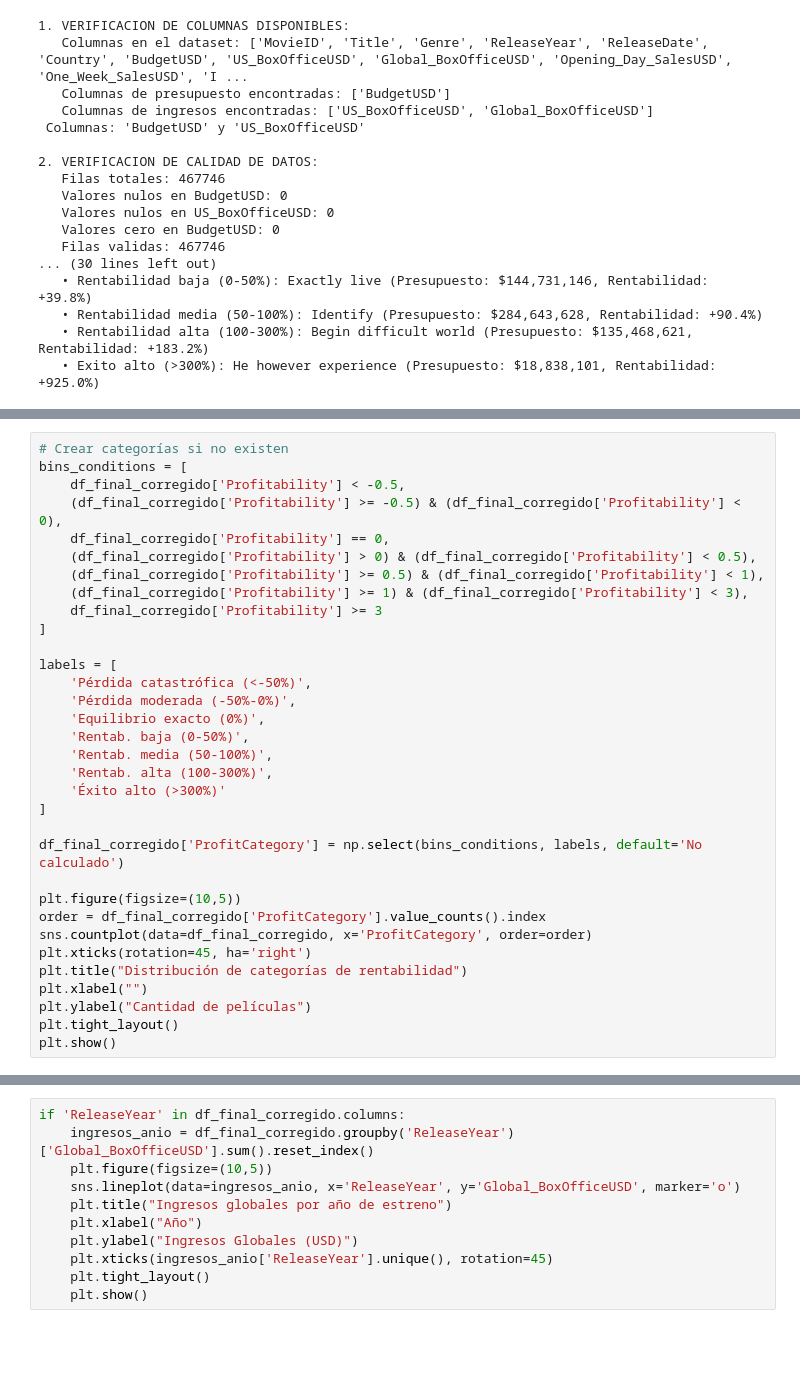
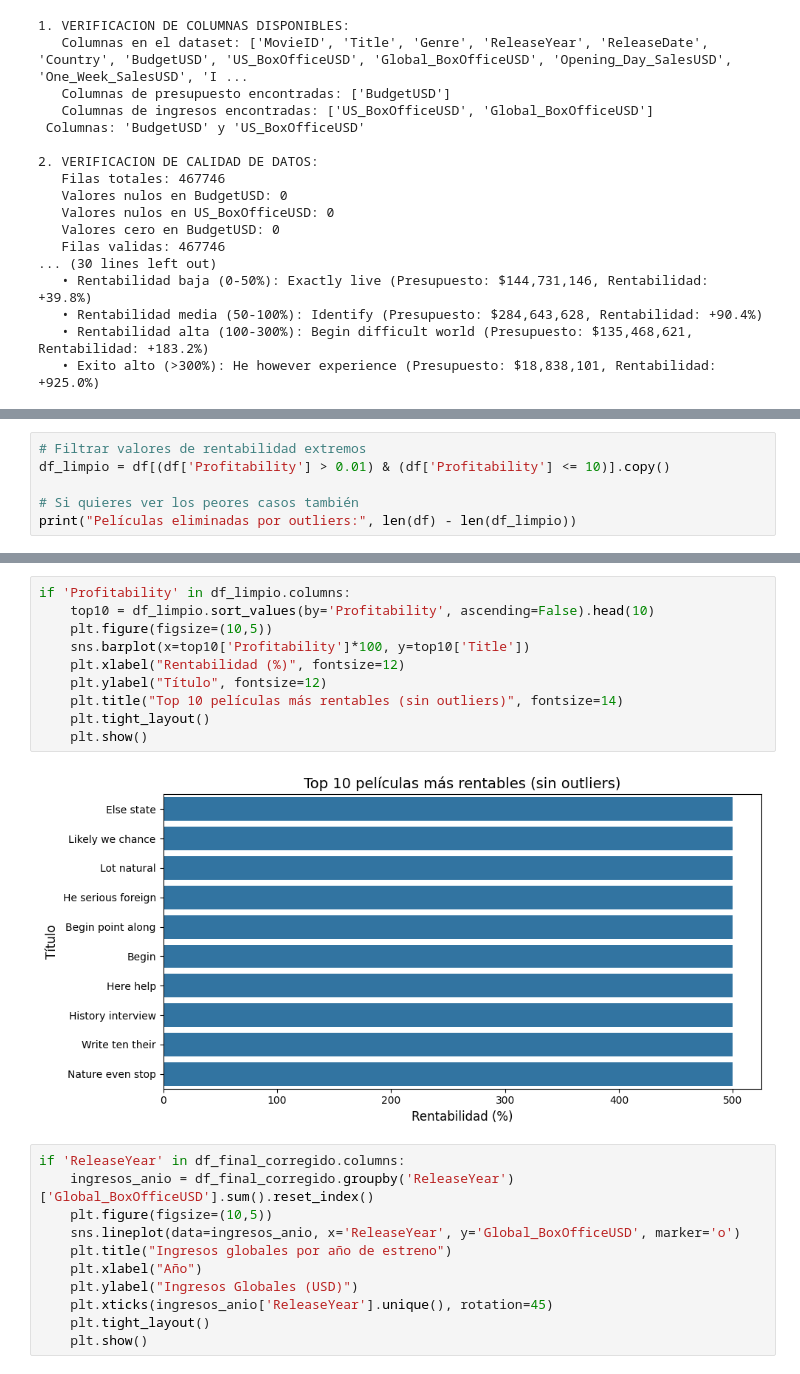
Before and after one commit to JuanCaTorres221/LaboratorioIA2, a Jupyter notebook: EDA/EDA.ipynb, the cells around one changed output, grey strips where cells are left out. Cells and saved outputs as stored; diff of their text form; blank space fills up the shorter version.

```diff
--- a/EDA/EDA.ipynb
+++ b/EDA/EDA.ipynb
@@ -533,34 +545,7 @@ if 'BudgetUSD' in df_final_corregido.columns and 'Global_BoxOfficeUSD' in df_fin
 # %%
-# Crear categorías si no existen
-bins_conditions = [
-    df_final_corregido['Profitability'] < -0.5,
-    (df_final_corregido['Profitability'] >= -0.5) & (df_final_corregido['Profitability'] < 0),
-    df_final_corregido['Profitability'] == 0,
-    (df_final_corregido['Profitability'] > 0) & (df_final_corregido['Profitability'] < 0.5),
-    (df_final_corregido['Profitability'] >= 0.5) & (df_final_corregido['Profitability'] < 1),
-    (df_final_corregido['Profitability'] >= 1) & (df_final_corregido['Profitability'] < 3),
-    df_final_corregido['Profitability'] >= 3
-]
+# Filtrar valores de rentabilidad extremos
+df_limpio = df[(df['Profitability'] > 0.01) & (df['Profitability'] <= 10)].copy()
 
-labels = [
-    'Pérdida catastrófica (<-50%)',
-    'Pérdida moderada (-50%-0%)',
-    'Equilibrio exacto (0%)',
-    'Rentab. baja (0-50%)',
-    'Rentab. media (50-100%)',
-    'Rentab. alta (100-300%)',
-    'Éxito alto (>300%)'
-]
-
-df_final_corregido['ProfitCategory'] = np.select(bins_conditions, labels, default='No calculado')
-
-plt.figure(figsize=(10,5))
-order = df_final_corregido['ProfitCategory'].value_counts().index
-sns.countplot(data=df_final_corregido, x='ProfitCategory', order=order)
-plt.xticks(rotation=45, ha='right')
-plt.title("Distribución de categorías de rentabilidad")
-plt.xlabel("")
-plt.ylabel("Cantidad de películas")
-plt.tight_layout()
-plt.show()
+# Si quieres ver los peores casos también
+print("Películas eliminadas por outliers:", len(df) - len(df_limpio))
 # %% [output]
@@ -579,3 +553,15 @@ if 'Genre' in df_final_corregido.columns:
+# %%
+if 'Profitability' in df_limpio.columns:
+    top10 = df_limpio.sort_values(by='Profitability', ascending=False).head(10)
+    plt.figure(figsize=(10,5))
+    sns.barplot(x=top10['Profitability']*100, y=top10['Title'])
+    plt.xlabel("Rentabilidad (%)", fontsize=12)
+    plt.ylabel("Título", fontsize=12)
+    plt.title("Top 10 películas más rentables (sin outliers)", fontsize=14)
+    plt.tight_layout()
+    plt.show()
+# %% [output]
+[figure, added]
 # %%
 if 'ReleaseYear' in df_final_corregido.columns:
     ingresos_anio = df_final_corregido.groupby('ReleaseYear')['Global_BoxOfficeUSD'].sum().reset_index()
```
Also changed, not shown: parts of 10 cells of this notebook.
